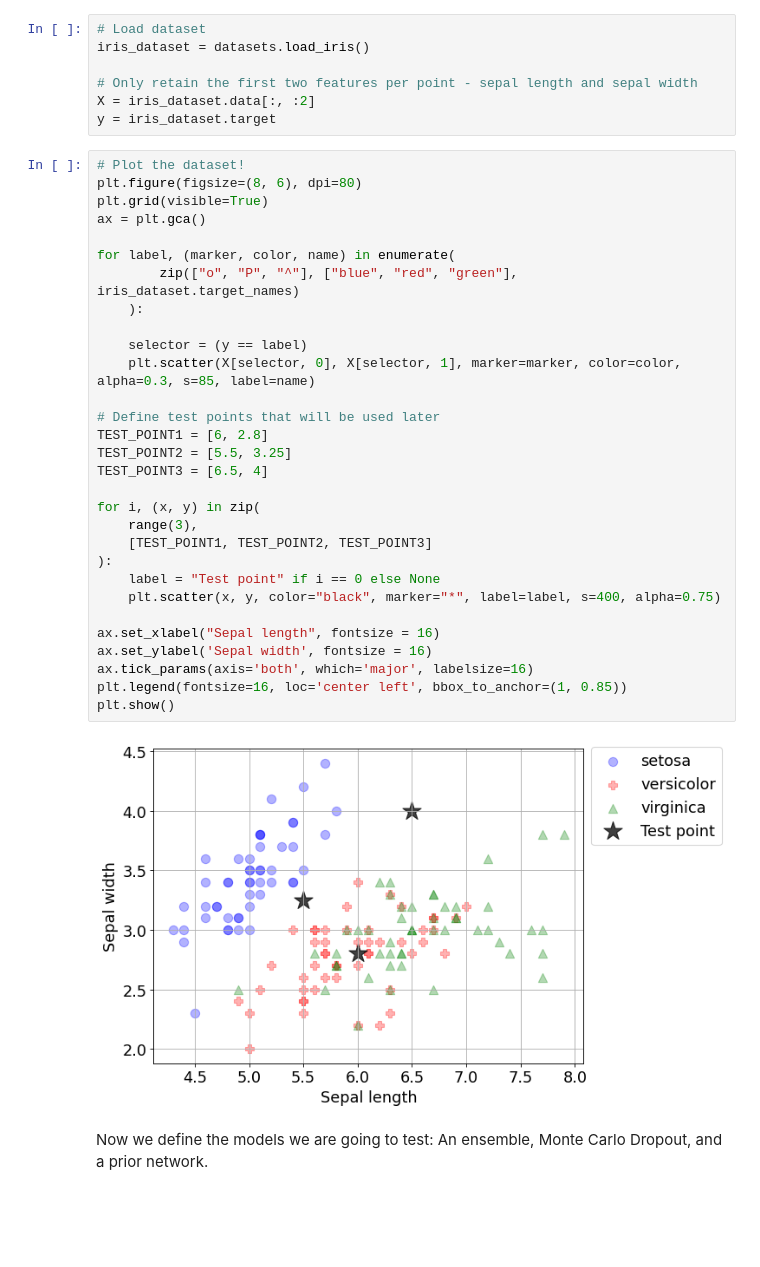
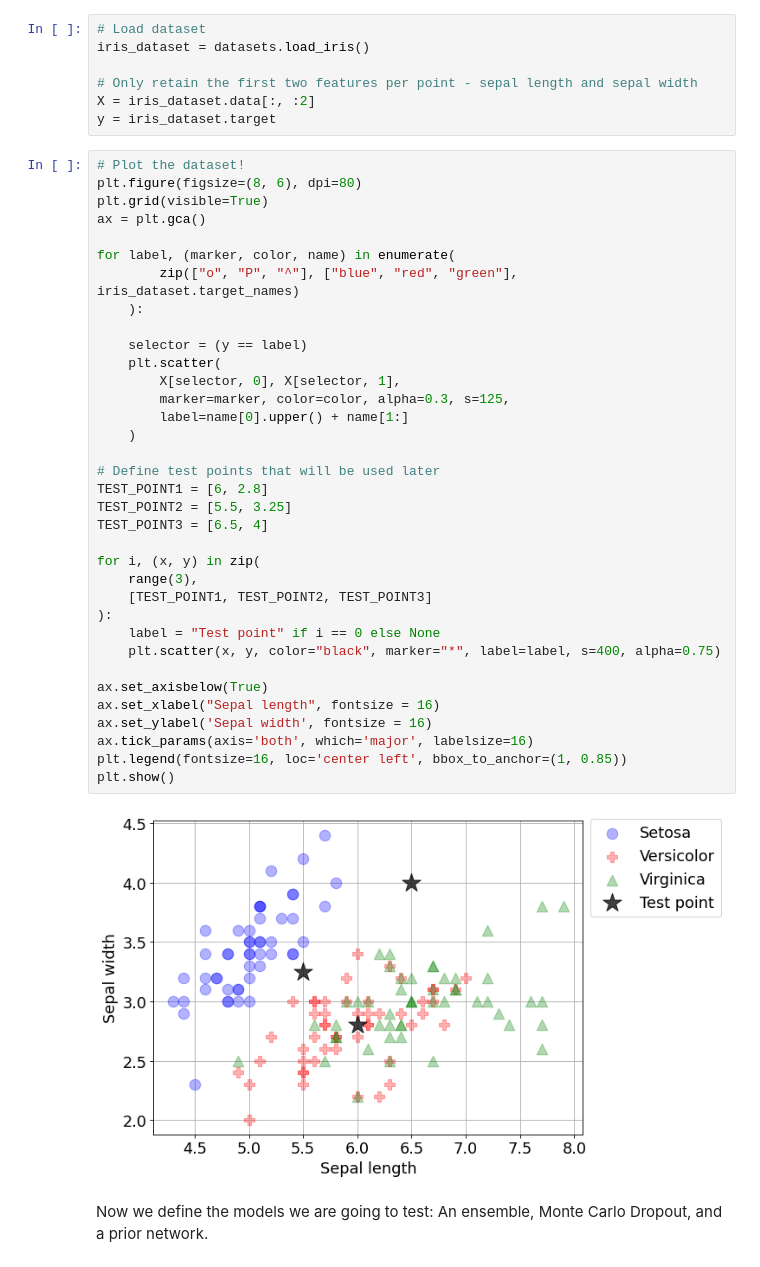
Before and after one commit to Kaleidophon/evidential-deep-learning-survey, a Jupyter notebook: example.ipynb, the cells around one changed output. Drawn from its saved outputs; the diff is of its cells as text; blank space fills up the shorter version.

```diff
--- a/example.ipynb
+++ b/example.ipynb
@@ -21,35 +23,40 @@ y = iris_dataset.target
 # %%
 # Plot the dataset!
 plt.figure(figsize=(8, 6), dpi=80)
 plt.grid(visible=True)
 ax = plt.gca()
 
 for label, (marker, color, name) in enumerate(
         zip(["o", "P", "^"], ["blue", "red", "green"], iris_dataset.target_names)
     ):
 
     selector = (y == label)
-    plt.scatter(X[selector, 0], X[selector, 1], marker=marker, color=color, alpha=0.3, s=85, label=name)
+    plt.scatter(
+        X[selector, 0], X[selector, 1],
+        marker=marker, color=color, alpha=0.3, s=125,
+        label=name[0].upper() + name[1:]
+    )
 
 # Define test points that will be used later
 TEST_POINT1 = [6, 2.8]
 TEST_POINT2 = [5.5, 3.25]
 TEST_POINT3 = [6.5, 4]
 
 for i, (x, y) in zip(
     range(3),
     [TEST_POINT1, TEST_POINT2, TEST_POINT3]
 ):
     label = "Test point" if i == 0 else None
     plt.scatter(x, y, color="black", marker="*", label=label, s=400, alpha=0.75)
 
+ax.set_axisbelow(True)
 ax.set_xlabel("Sepal length", fontsize = 16)
 ax.set_ylabel('Sepal width', fontsize = 16)
 ax.tick_params(axis='both', which='major', labelsize=16)
 plt.legend(fontsize=16, loc='center left', bbox_to_anchor=(1, 0.85))
 plt.show()
 # %% [output]
-[figure, old version]
+[figure, new version]
 # %% [markdown]
 Now we define the models we are going to test: An ensemble, Monte Carlo Dropout, and a prior network.
 # %%
```
Also changed, not shown: parts of 22 cells of this notebook.
